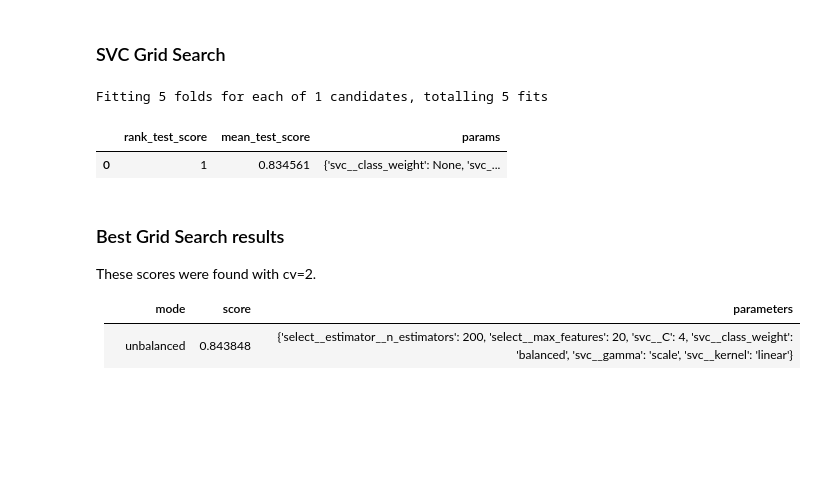
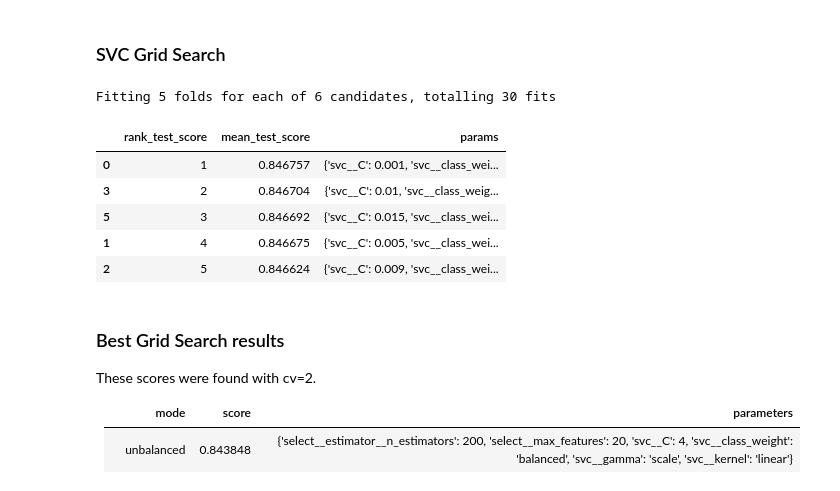
Before and after one commit to jds167/ML-Final-Project, a Jupyter notebook: greenwell-final-project.ipynb, the cells around one changed output. Drawn from its saved outputs; the diff is of its cells as text; code cells hidden in the pictures; blank space fills up the shorter version.

```diff
--- a/greenwell-final-project.ipynb
+++ b/greenwell-final-project.ipynb
@@ -783,12 +783,12 @@ ROC-AUC score for Logistic Regression with LDA: 0.846
 lda_lr_param_grid = {
      # 'preprocessing__numeric_transform_pipe__Imputer__strategy': ["mean", "median"],
      'logreg__penalty': ['l2'],                                                       # removed: 'l1','elasticnet', None
-     'logreg__solver': ['lbfgs','liblinear','newton-cg', 'sag','saga','newton-cholesky'],                                         # removed: 'newton-cg', 'sag','saga','newton-cholesky'
+     'logreg__solver': ['lbfgs','liblinear'],  # removed: 'newton-cg', 'sag','saga','newton-cholesky'
      'logreg__max_iter': [5000],
      'logreg__class_weight': [ None],                                                 # removed 'balanced'
-#      'logreg__tol': [0.0001, 0.001, 0.005],
-#      'logreg__fit_intercept': [True, False],                                          # removed: False
-#      'logreg__intercept_scaling': [0.05, 0.10, 0.20, .25, 0.30, 0.35, 0.4, 0.45,],
+     'logreg__tol': [0.0001, 0.001, 0.005],
+     'logreg__fit_intercept': [True, False],                                          # removed: False
+     'logreg__intercept_scaling': [0.20, .25, 0.30, 0.35],
 }
 
 lda_lr_pipe = Pipeline(
@@ -799,7 +799,7 @@ lda_lr_pipe = Pipeline(
         ('logreg', LogisticRegression( solver = "lbfgs", max_iter = 20000, random_state=1)),
         ])
 
-lda_lr_grid_search = GridSearchCV(lda_lr_pipe, lda_lr_param_grid, cv=10, scoring='roc_auc', verbose=1, n_jobs=-1)
+lda_lr_grid_search = GridSearchCV(lda_lr_pipe, lda_lr_param_grid, cv=5, scoring='roc_auc', verbose=1, n_jobs=-1)
 
 lda_lr_grid_search.fit(X_train, y_train)
 
@@ -943,13 +943,13 @@ lr_param_grid = {
 #      'select__max_features' : [7, 10, 13, 16, 21,  24, 26, None],
 #      'select__estimator__n_estimators':[200],
        'logreg__penalty': ['l2'],                                        # removed: 'l1','elasticnet', 'l2', None
-       'logreg__solver': ['lbfgs','liblinear','newton-cg'],   # removed: 'sag','saga','liblinear','newton-cg','newton-cholesky'
+       'logreg__solver': ['lbfgs','liblinear'],   # removed: 'sag','saga','liblinear','newton-cg','newton-cholesky'
        'logreg__max_iter': [10000],
        'logreg__class_weight': [None],                                  # Removed: 'balanced',
-#        'logreg__C': [0.55,0.65, 1.0, 2.0, 10.0],                        # only with penalty
-#        'logreg__tol': [0.005, 0.01, 0.5],
-#        'logreg__fit_intercept': [True],                                                   # remove: False
-#        'logreg__intercept_scaling': [0.1, 0.3,0.6,0.7, 0.75],
+       'logreg__C': [0.65, 1.0, 2.0, 10.0],                        # only with penalty
+       'logreg__tol': [0.005, 0.01, 0.5],
+       'logreg__fit_intercept': [True],                                                   # remove: False
+       'logreg__intercept_scaling': [0.1, 0.3, 0.6],
 }
 
 lr_pipe = Pipeline(
@@ -959,7 +959,7 @@ lr_pipe = Pipeline(
             ('logreg', LogisticRegression(random_state=1)),
             ])
 
-lr_grid_search = GridSearchCV(lr_pipe, lr_param_grid, cv=2, scoring='roc_auc', verbose=1, n_jobs=-1)
+lr_grid_search = GridSearchCV(lr_pipe, lr_param_grid, cv=5, scoring='roc_auc', verbose=1, n_jobs=-1)
 
 lr_grid_search.fit(X_train, y_train)
 
@@ -1029,34 +1031,38 @@ ROC-AUC score for SVM with top 31 features: : 0.841
 # %%
 svc_param_grid = {
 #    'preprocessing__numeric_transform_pipe__Imputer__strategy': ["mean", "median"],
 #     'select__estimator__n_estimators':[200],
 #     'select__max_features' : [18,19,20,21],
-#     'svc__kernel': ['sigmoid' ],                                                       # Removed: poly', 'rbf', 'sigmoid'
-#     'svc__C': [0.001, 0.005, 0.009, 0.010,0.013, 0.015],                                                                   # Removed: 3, 5
+    'svc__kernel': ['sigmoid' ],                                                       # Removed: poly', 'rbf', 'sigmoid'
+    'svc__C': [0.001, 0.005, 0.009, 0.010,0.013, 0.015],                                                                   # Removed: 3, 5
     'svc__gamma': ['scale'],                                                     # Removed: 'scale', 'auto'
     'svc__class_weight': [None],                                               # Removed: 'balanced',
 
     }
 
 svc_pipe = Pipeline(
     steps=[
         ('preprocessing', scaled_preprocessor),
         ('undersample' , RandomUnderSampler(sampling_strategy = 1.0, random_state = 1) ),
 #         ('select', SelectFromModel( RandomForestClassifier(random_state = 1))),
         ('svc',SVC(random_state=1)),
         ])
 
 svc_grid_search = GridSearchCV(svc_pipe, svc_param_grid, cv=5, scoring='roc_auc', verbose=1,n_jobs=-1)
 
 svc_grid_search.fit(X_train, y_train)
 
 display_features = ['rank_test_score','mean_test_score','params']
 search_results = pd.DataFrame(svc_grid_search.cv_results_).loc[:,display_features].sort_values(by='rank_test_score', ascending=True)
 display(search_results.head(5))
 # %% [output]
-Fitting 5 folds for each of 1 candidates, totalling 5 fits
+Fitting 5 folds for each of 6 candidates, totalling 30 fits
 |  | rank_test_score | mean_test_score | params |
-| 0 | 1 | 0.834561 | {'svc__class_weight': None, 'svc_... |
+| 0 | 1 | 0.846757 | {'svc__C': 0.001, 'svc__class_wei... |
+| 3 | 2 | 0.846704 | {'svc__C': 0.01, 'svc__class_weig... |
+| 5 | 3 | 0.846692 | {'svc__C': 0.015, 'svc__class_wei... |
+| 1 | 4 | 0.846675 | {'svc__C': 0.005, 'svc__class_wei... |
+| 2 | 5 | 0.846624 | {'svc__C': 0.009, 'svc__class_wei... |
 # %% [markdown]
 ### Best Grid Search results
 
```
Also changed, not shown: parts of 18 cells of this notebook.
